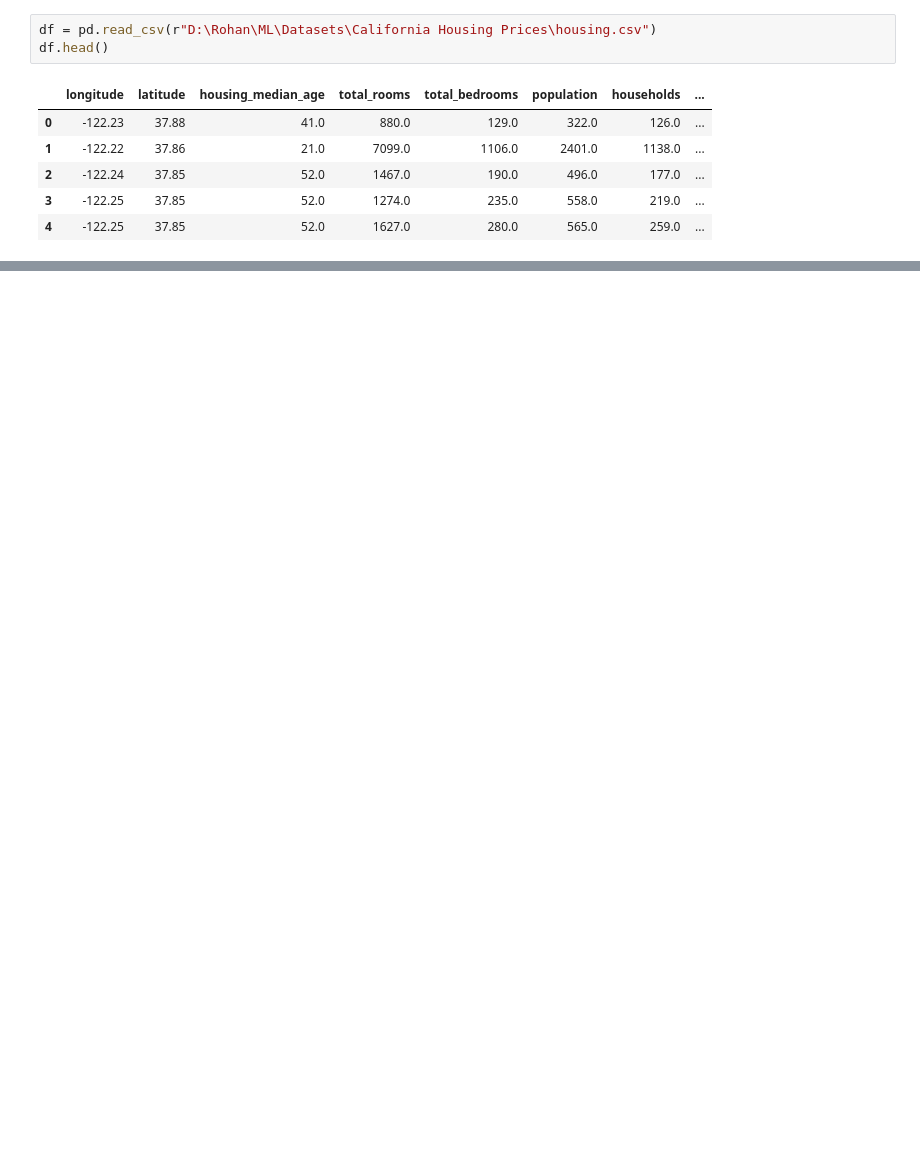
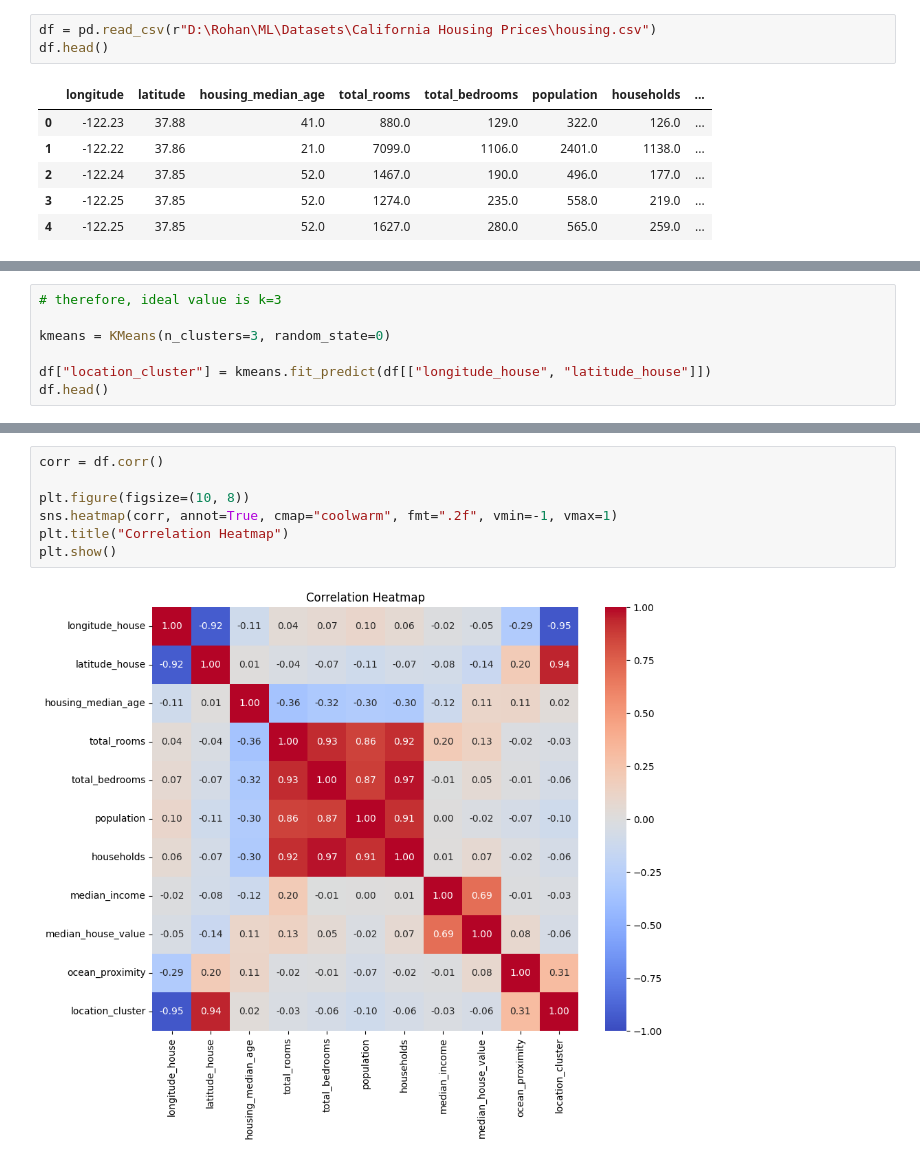
Before and after one commit to rohanrvpatil/linear_models, a Jupyter notebook: task.ipynb, the cells around one changed output, grey strips where cells are left out. Saved outputs shown, nothing was run; the diff lists cells and outputs as text; blank space fills up the shorter version.

```diff
--- a/task.ipynb
+++ b/task.ipynb
@@ -189,0 +186,7 @@ df.head()
+# %%
+# therefore, ideal value is k=3
+
+kmeans = KMeans(n_clusters=3, random_state=0)
+
+df["location_cluster"] = kmeans.fit_predict(df[["longitude_house", "latitude_house"]])
+df.head()
@@ -189,0 +200,9 @@ df.head()
+# %%
+corr = df.corr()
+
+plt.figure(figsize=(10, 8))
+sns.heatmap(corr, annot=True, cmap="coolwarm", fmt=".2f", vmin=-1, vmax=1)
+plt.title("Correlation Heatmap")
+plt.show()
+# %% [output]
+[figure, added]
```
Also changed, not shown: parts of 39 cells of this notebook, 1 other file.
